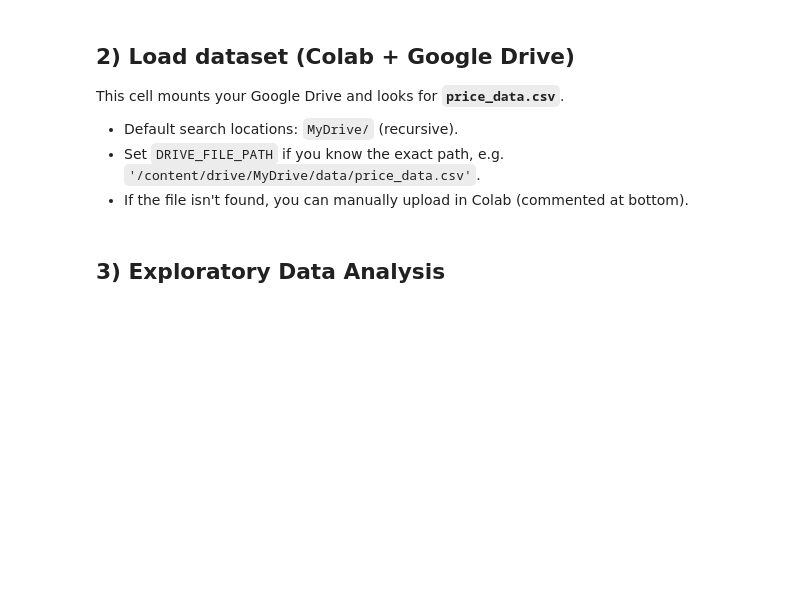
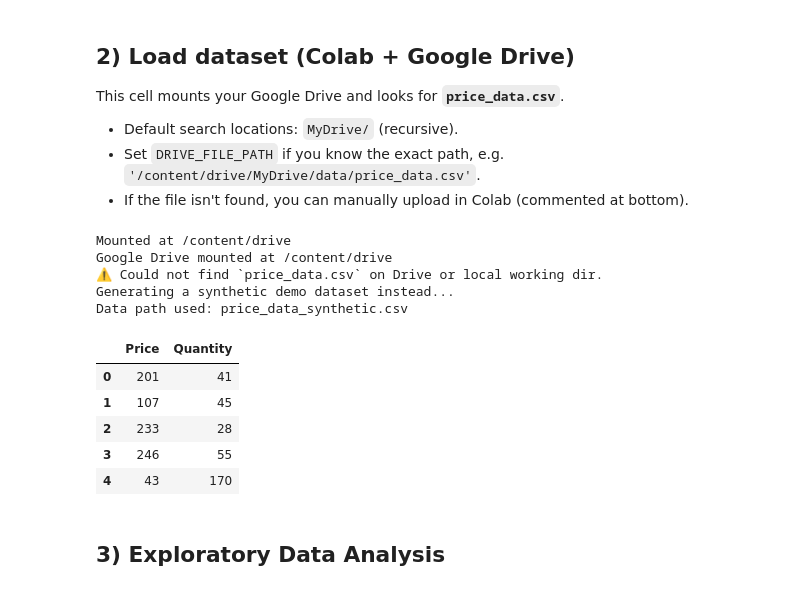
Before and after one commit to tinolinton/PED, a Jupyter notebook: PED_LogModel_Analysis_Colab.ipynb, the cells around one changed output. Saved outputs shown, nothing was run; the diff lists cells and outputs as text; code cells hidden in the pictures; blank space fills up the shorter version.

```diff
--- a/PED_LogModel_Analysis_Colab.ipynb
+++ b/PED_LogModel_Analysis_Colab.ipynb
@@ -55,7 +57,7 @@ except Exception as e:
     print("Not running in Colab (or google.colab not available).")
 
 # --- 2) Configure path to your CSV on Drive ---
-DRIVE_FILE_PATH = ''  # e.g., '/content/drive/MyDrive/data/price_data.csv'
+DRIVE_FILE_PATH = 'content/drive/MyDrive/price_data.csv'  # e.g., '/content/drive/MyDrive/data/price_data.csv'
 
 df = None
 data_path_used = None
@@ -76,33 +78,45 @@ if df is None and IN_COLAB:
     if len(candidates):
         # choose the shortest path (usually closest to MyDrive root)
         candidates = sorted(candidates, key=len)
         df, data_path_used = _try_read(candidates[0])
 
 # c) If still not found, try current directory (in case user uploaded manually)
 if df is None and os.path.exists('price_data.csv'):
     df, data_path_used = _try_read('price_data.csv')
 
 # d) If still not found, synthesize a demo dataset so notebook remains runnable
 if df is None:
     print("⚠️ Could not find `price_data.csv` on Drive or local working dir.")
     print("Generating a synthetic demo dataset instead...")
     rng = np.random.default_rng(42)
     n = 1000
     price = np.clip(rng.normal(180, 70, size=n), 15, 1000).round(0)
     quantity = (5000 * (price**-0.9) * np.exp(rng.normal(0, 0.7, size=n))).round(0)
     df = pd.DataFrame({'Price': price.astype(int), 'Quantity': quantity.astype(int)})
     data_path_used = 'price_data_synthetic.csv'
     df.to_csv(data_path_used, index=False)
 
 print("Data path used:", data_path_used)
 assert {'Price','Quantity'}.issubset(df.columns), "CSV must have Price and Quantity columns"
 df.head()
 
 # --- Optional: manual upload route in Colab (uncomment to use) ---
 # from google.colab import files
 # uploaded = files.upload()  # select price_data.csv
 # df = pd.read_csv('price_data.csv')
 # print("Loaded from manual upload")
+# %% [output]
+Mounted at /content/drive
+Google Drive mounted at /content/drive
+⚠️ Could not find `price_data.csv` on Drive or local working dir.
+Generating a synthetic demo dataset instead...
+Data path used: price_data_synthetic.csv
+|  | Price | Quantity |
+| 0 | 201 | 41 |
+| 1 | 107 | 45 |
+| 2 | 233 | 28 |
+| 3 | 246 | 55 |
+| 4 | 43 | 170 |
 # %% [markdown]
 ## 3) Exploratory Data Analysis
 # %%
```
Also changed, not shown: parts of 18 cells of this notebook.
